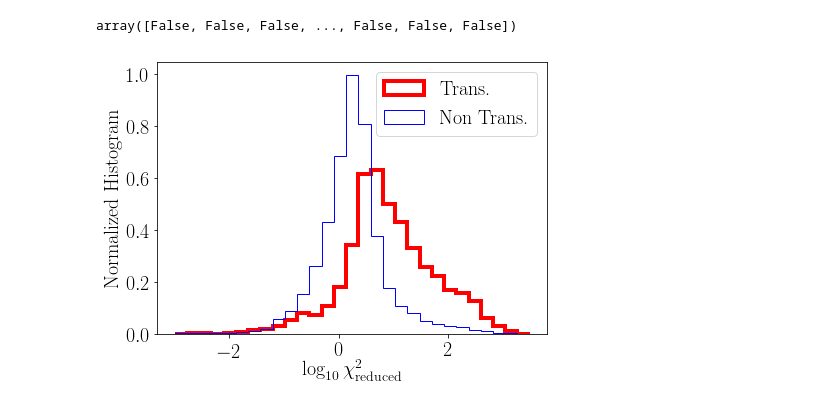
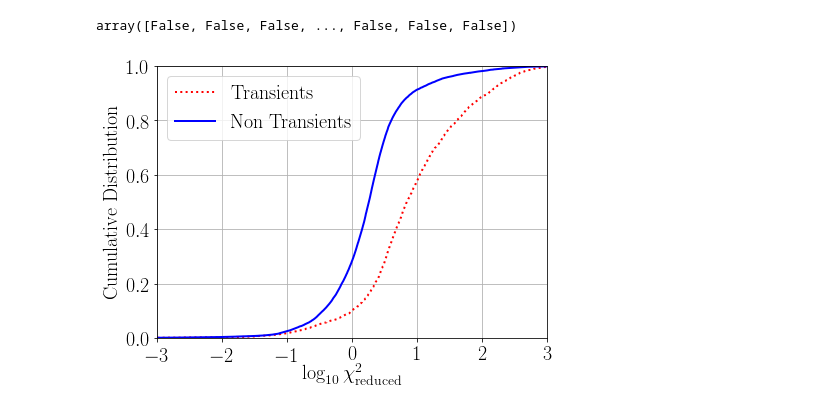
Before and after one commit to MachineLearningUniandes/MANTRA, a Jupyter notebook: nb-explore/explore_light_curves.ipynb, the cells around one changed output. Cells and saved outputs as stored; diff of their text form; code cells hidden in the pictures.

```diff
--- a/nb-explore/explore_light_curves.ipynb
+++ b/nb-explore/explore_light_curves.ipynb
@@ -220,15 +220,21 @@ for i in range(n_points):
 # %%
 fig = plt.figure(figsize=(7,5))
 plt.rc('text', usetex=True,)
 plt.rc('font', family='serif', size=20)
 
-_ = plt.hist(np.log10(chi_squared_trans[chi_squared_trans>0.0]),
-             bins=np.linspace(-3.0, 3.5, 30), density=True, histtype='step', linewidth=4, label='Trans.', color='red')
-_ = plt.hist(np.log10(chi_squared_nontrans[chi_squared_nontrans>0.0]),
-             bins=np.linspace(-3.0, 3.5, 30), density=True, histtype='step', linewidth=1, color='blue', label='Non Trans.')
+n_t = np.count_nonzero(chi_squared_trans>0.0)
+n_nt = np.count_nonzero(chi_squared_nontrans>0.0)
+plt.plot(np.sort(np.log10(chi_squared_trans[chi_squared_trans>0.0])), np.linspace(0., 1., n_t),
+         linewidth=2, label='Transients', color='red', linestyle=':')
+plt.plot(np.sort(np.log10(chi_squared_nontrans[chi_squared_nontrans>0.0])), np.linspace(0., 1.0, n_nt),
+         linewidth=2, color='blue', label='Non Transients')
 plt.xlabel("$\log_{10} \chi^2_{\mathrm{reduced}} $")
-plt.ylabel("Normalized Histogram")
-plt.legend(loc=1)
-plt.savefig('histogram_chi2.pdf', bbox_inches='tight')
+plt.ylabel("Cumulative Distribution")
+plt.legend(loc=2)
+plt.grid()
+plt.xticks(np.arange(-3.0, 4.0, 1.0))
+plt.xlim([-3.0, 3.0])
+plt.ylim([0.0, 1.0])
+plt.savefig('cumulative_chi2.pdf', bbox_inches='tight')
 # %% [output]
-[figure, old version]
+[figure, new version]
```
